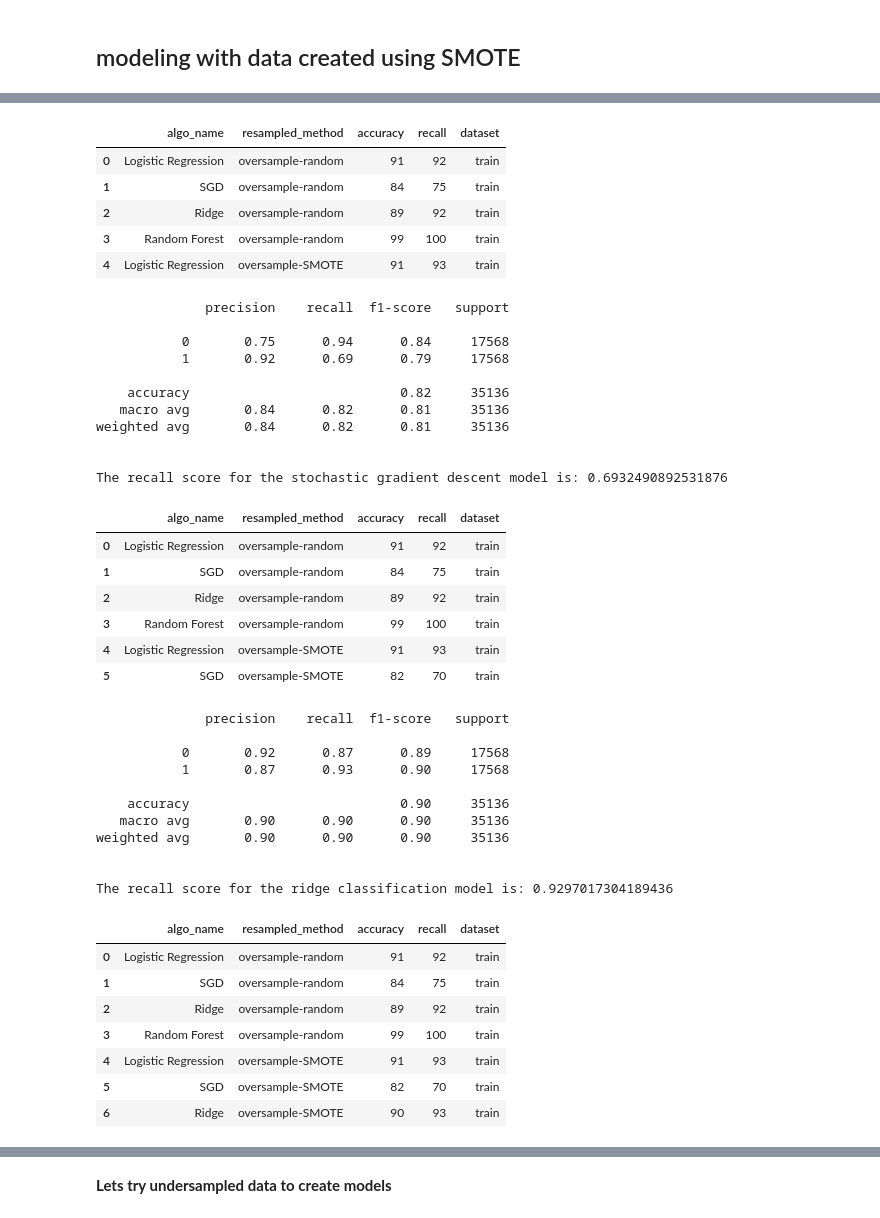
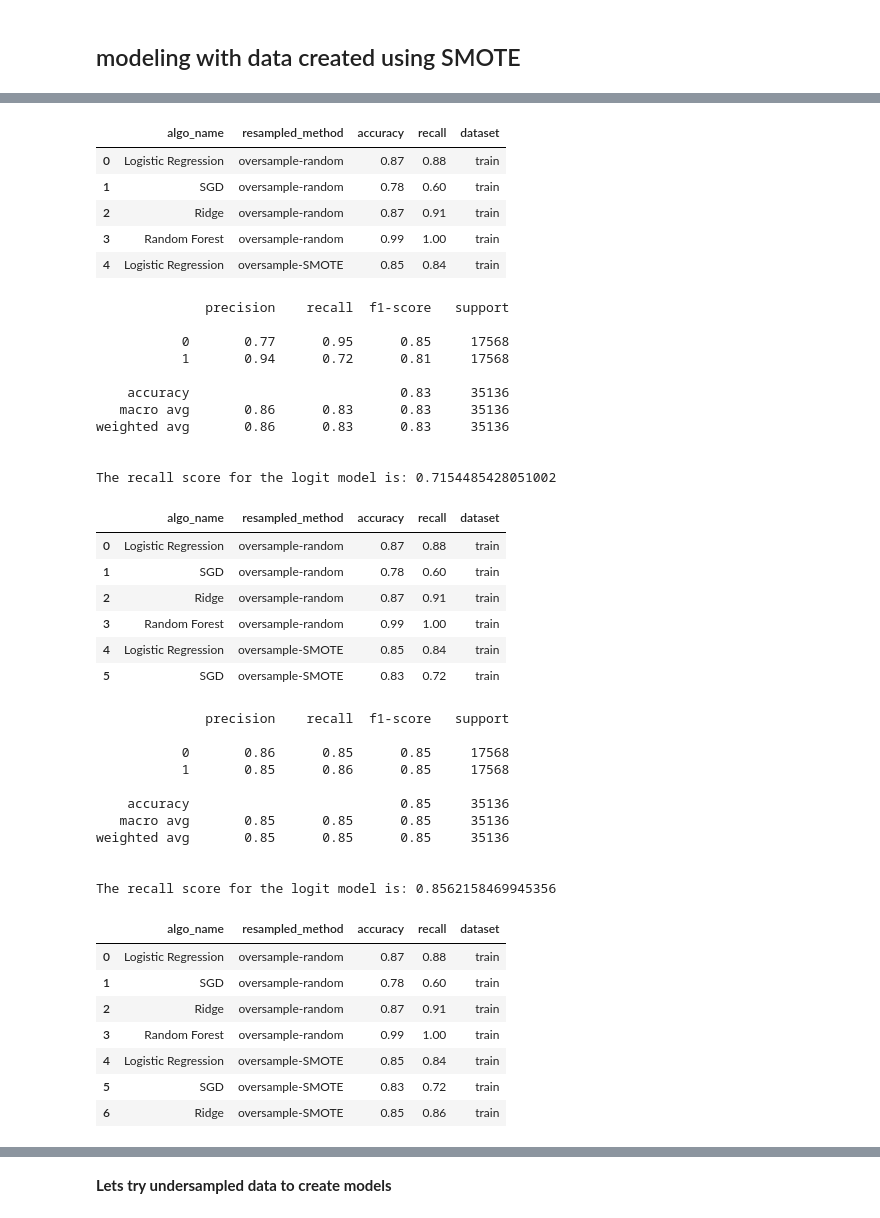
Before and after one commit to credit-risk-management-predictor/credit-risk-management-predictor, a Jupyter notebook: Bibek-explore-v2.ipynb, the cells around one changed output, grey strips where cells are left out. Saved outputs shown, nothing was run; the diff lists cells and outputs as text; code cells hidden in the pictures.

```diff
--- a/Bibek-explore-v2.ipynb
+++ b/Bibek-explore-v2.ipynb
@@ -818,13 +881,13 @@ Please also refer to the documentation for alternative solver options:
 # %%
-results = add_results(results, 'Logistic Regression', 'oversample-SMOTE', 91, 93, 'train')
+results = add_results(results, 'Logistic Regression', 'oversample-SMOTE', round(accuracy,2), round(recall,2), 'train')
 results
 # %% [output]
 |  | algo_name | resampled_method | accuracy | recall | dataset |
-| 0 | Logistic Regression | oversample-random | 91 | 92 | train |
-| 1 | SGD | oversample-random | 84 | 75 | train |
-| 2 | Ridge | oversample-random | 89 | 92 | train |
-| 3 | Random Forest | oversample-random | 99 | 100 | train |
-| 4 | Logistic Regression | oversample-SMOTE | 91 | 93 | train |
+| 0 | Logistic Regression | oversample-random | 0.87 | 0.88 | train |
+| 1 | SGD | oversample-random | 0.78 | 0.60 | train |
+| 2 | Ridge | oversample-random | 0.87 | 0.91 | train |
+| 3 | Random Forest | oversample-random | 0.99 | 1.00 | train |
+| 4 | Logistic Regression | oversample-SMOTE | 0.85 | 0.84 | train |
 # %%
 ## STOCHASTIC GRADIENT DESCENT CLASSIFIER
 
@@ -840,30 +903,33 @@ y_train_sm_pred = sgd2.predict(x_train_scaled_sm)
 # printing the classification report
 print(classification_report(y_train_sm, y_train_sm_pred))
 print()
-print(f'The recall score for the stochastic gradient descent model is: {recall_score(y_train_sm, y_train_sm_pred )}')
+accuracy = sgd2.score(x_train_scaled_sm, y_train_sm)
+recall = recall_score(y_train_sm, y_train_sm_pred )
+
+print(f'The recall score for the logit model is: {recall}')
 # %% [output]
               precision    recall  f1-score   support
 
-           0       0.75      0.94      0.84     17568
-           1       0.92      0.69      0.79     17568
+           0       0.77      0.95      0.85     17568
+           1       0.94      0.72      0.81     17568
 
-    accuracy                           0.82     35136
-   macro avg       0.84      0.82      0.81     35136
-weighted avg       0.84      0.82      0.81     35136
+    accuracy                           0.83     35136
+   macro avg       0.86      0.83      0.83     35136
+weighted avg       0.86      0.83      0.83     35136
 
 
-The recall score for the stochastic gradient descent model is: 0.6932490892531876
+The recall score for the logit model is: 0.7154485428051002
 # %%
-results = add_results(results, 'SGD', 'oversample-SMOTE', 82, 70, 'train')
+results = add_results(results, 'SGD', 'oversample-SMOTE', round(accuracy,2), round(recall,2), 'train')
 results
 # %% [output]
 |  | algo_name | resampled_method | accuracy | recall | dataset |
-| 0 | Logistic Regression | oversample-random | 91 | 92 | train |
-| 1 | SGD | oversample-random | 84 | 75 | train |
-| 2 | Ridge | oversample-random | 89 | 92 | train |
-| 3 | Random Forest | oversample-random | 99 | 100 | train |
-| 4 | Logistic Regression | oversample-SMOTE | 91 | 93 | train |
-| 5 | SGD | oversample-SMOTE | 82 | 70 | train |
+| 0 | Logistic Regression | oversample-random | 0.87 | 0.88 | train |
+| 1 | SGD | oversample-random | 0.78 | 0.60 | train |
+| 2 | Ridge | oversample-random | 0.87 | 0.91 | train |
+| 3 | Random Forest | oversample-random | 0.99 | 1.00 | train |
+| 4 | Logistic Regression | oversample-SMOTE | 0.85 | 0.84 | train |
+| 5 | SGD | oversample-SMOTE | 0.83 | 0.72 | train |
 # %%
 ## RIDGE CLASSIFIER
 
@@ -879,31 +945,34 @@ y_train_sm_pred = ridge2.predict(x_train_scaled_sm)
 # printing the classification report
 print(classification_report(y_train_sm, y_train_sm_pred))
 print()
-print(f'The recall score for the ridge classification model is: {recall_score(y_train_sm, y_train_sm_pred )}')
+accuracy = ridge2.score(x_train_scaled_sm, y_train_sm)
+recall = recall_score(y_train_sm, y_train_sm_pred )
+
+print(f'The recall score for the logit model is: {recall}')
 # %% [output]
               precision    recall  f1-score   support
 
-           0       0.92      0.87      0.89     17568
-           1       0.87      0.93      0.90     17568
+           0       0.86      0.85      0.85     17568
+           1       0.85      0.86      0.85     17568
 
-    accuracy                           0.90     35136
-   macro avg       0.90      0.90      0.90     35136
-weighted avg       0.90      0.90      0.90     35136
+    accuracy                           0.85     35136
+   macro avg       0.85      0.85      0.85     35136
+weighted avg       0.85      0.85      0.85     35136
 
 
-The recall score for the ridge classification model is: 0.9297017304189436
+The recall score for the logit model is: 0.8562158469945356
 # %%
-results = add_results(results, 'Ridge', 'oversample-SMOTE', 90, 93, 'train')
+results = add_results(results, 'Ridge', 'oversample-SMOTE', round(accuracy,2), round(recall,2), 'train')
 results
 # %% [output]
 |  | algo_name | resampled_method | accuracy | recall | dataset |
-| 0 | Logistic Regression | oversample-random | 91 | 92 | train |
-| 1 | SGD | oversample-random | 84 | 75 | train |
-| 2 | Ridge | oversample-random | 89 | 92 | train |
-| 3 | Random Forest | oversample-random | 99 | 100 | train |
-| 4 | Logistic Regression | oversample-SMOTE | 91 | 93 | train |
-| 5 | SGD | oversample-SMOTE | 82 | 70 | train |
-| 6 | Ridge | oversample-SMOTE | 90 | 93 | train |
+| 0 | Logistic Regression | oversample-random | 0.87 | 0.88 | train |
+| 1 | SGD | oversample-random | 0.78 | 0.60 | train |
+| 2 | Ridge | oversample-random | 0.87 | 0.91 | train |
+| 3 | Random Forest | oversample-random | 0.99 | 1.00 | train |
+| 4 | Logistic Regression | oversample-SMOTE | 0.85 | 0.84 | train |
+| 5 | SGD | oversample-SMOTE | 0.83 | 0.72 | train |
+| 6 | Ridge | oversample-SMOTE | 0.85 | 0.86 | train |
 # %%
 ## RANDOM FOREST
 
```
Also changed, not shown: parts of 86 cells of this notebook.
